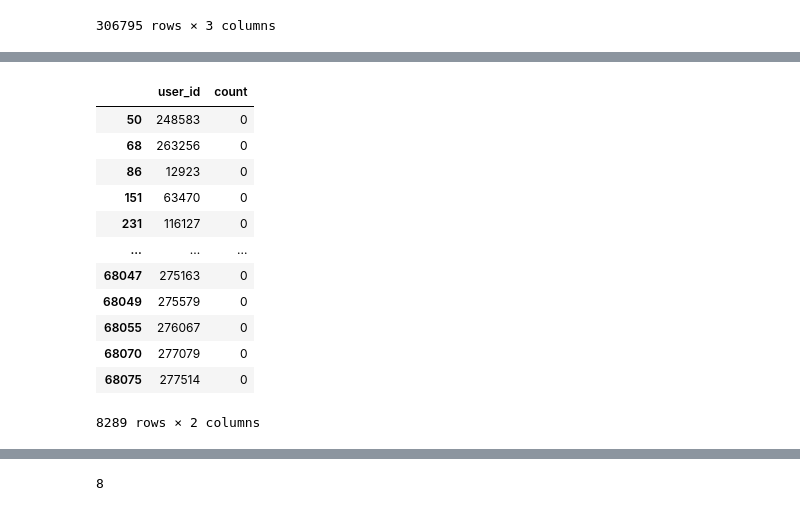
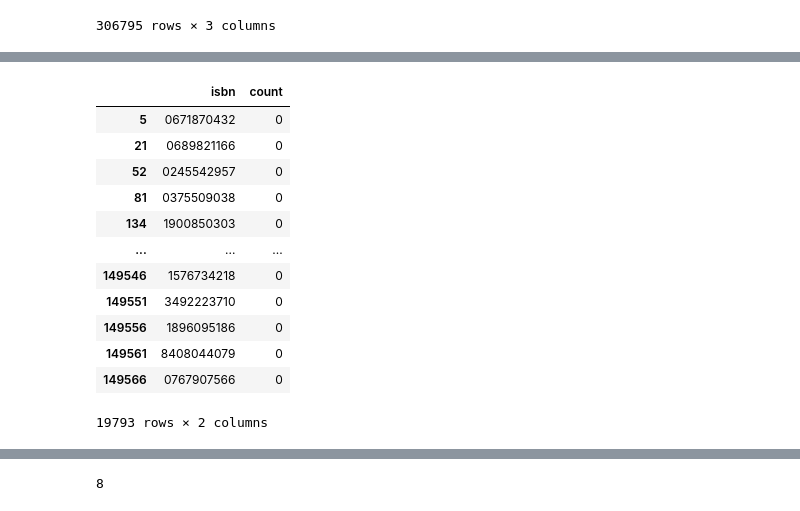
Before and after one commit to boostcampaitech4recsys2/level1_bookratingprediction_recsys-level1-recsys-06, a Jupyter notebook: EDA/BSS_Develop.ipynb, the cells around one changed output, grey strips where cells are left out. Drawn from its saved outputs; the diff is of its cells as text; code cells hidden in the pictures.

```diff
--- a/EDA/BSS_Develop.ipynb
+++ b/EDA/BSS_Develop.ipynb
@@ -46,7 +54,7 @@ ratings
 # %%
 test_users = test_ratings['user_id'].unique()
 # %%
-df_count = pd.DataFrame(ratings['user_id'].value_counts().reset_index())
-df_count.columns=['user_id','count']
+df_count = pd.DataFrame(ratings['isbn'].value_counts().reset_index())
+df_count.columns=['isbn','count']
 df_count
 # %% [output]
@@ -66,4 +74,4 @@ df_count
 # %%
-df_user_rating = pd.merge(users,df_count,how='left',on='user_id').drop(columns=['location','age'])
-df_user_rating
+df_book_rating = pd.merge(books,df_count,how='left',on='isbn')[['isbn','count']]
+df_book_rating
 # %% [output]
@@ -83,4 +91,4 @@ df_user_rating
 # %%
-df_user_rating.loc[df_user_rating['count'].isna(),'count'] = 0
-df_user_rating[df_user_rating['count']<10]
+df_book_rating.loc[df_book_rating['count'].isna(),'count'] = 0
+df_book_rating[df_book_rating['count']<10]
 # %% [output]
@@ -100,18 +108,18 @@ df_user_rating[df_user_rating['count']<10]
 # %%
-df_user_rating = df_user_rating.astype({'count':int})
+df_book_rating = df_book_rating.astype({'count':int})
 # %%
-df_user_rating[df_user_rating['count']==0]
+df_book_rating[df_book_rating['count']==0]
 # %% [output]
-|  | user_id | count |
-| 50 | 248583 | 0 |
-| 68 | 263256 | 0 |
-| 86 | 12923 | 0 |
-| 151 | 63470 | 0 |
-| 231 | 116127 | 0 |
+|  | isbn | count |
+| 5 | 0671870432 | 0 |
+| 21 | 0689821166 | 0 |
+| 52 | 0245542957 | 0 |
+| 81 | 0375509038 | 0 |
+| 134 | 1900850303 | 0 |
 | ... | ... | ... |
-| 68047 | 275163 | 0 |
-| 68049 | 275579 | 0 |
-| 68055 | 276067 | 0 |
-| 68070 | 277079 | 0 |
-| 68075 | 277514 | 0 |
+| 149546 | 1576734218 | 0 |
+| 149551 | 3492223710 | 0 |
+| 149556 | 1896095186 | 0 |
+| 149561 | 8408044079 | 0 |
+| 149566 | 0767907566 | 0 |
-8289 rows × 2 columns
+19793 rows × 2 columns
```
Also changed, not shown: parts of 28 cells of this notebook, 5 other files.
